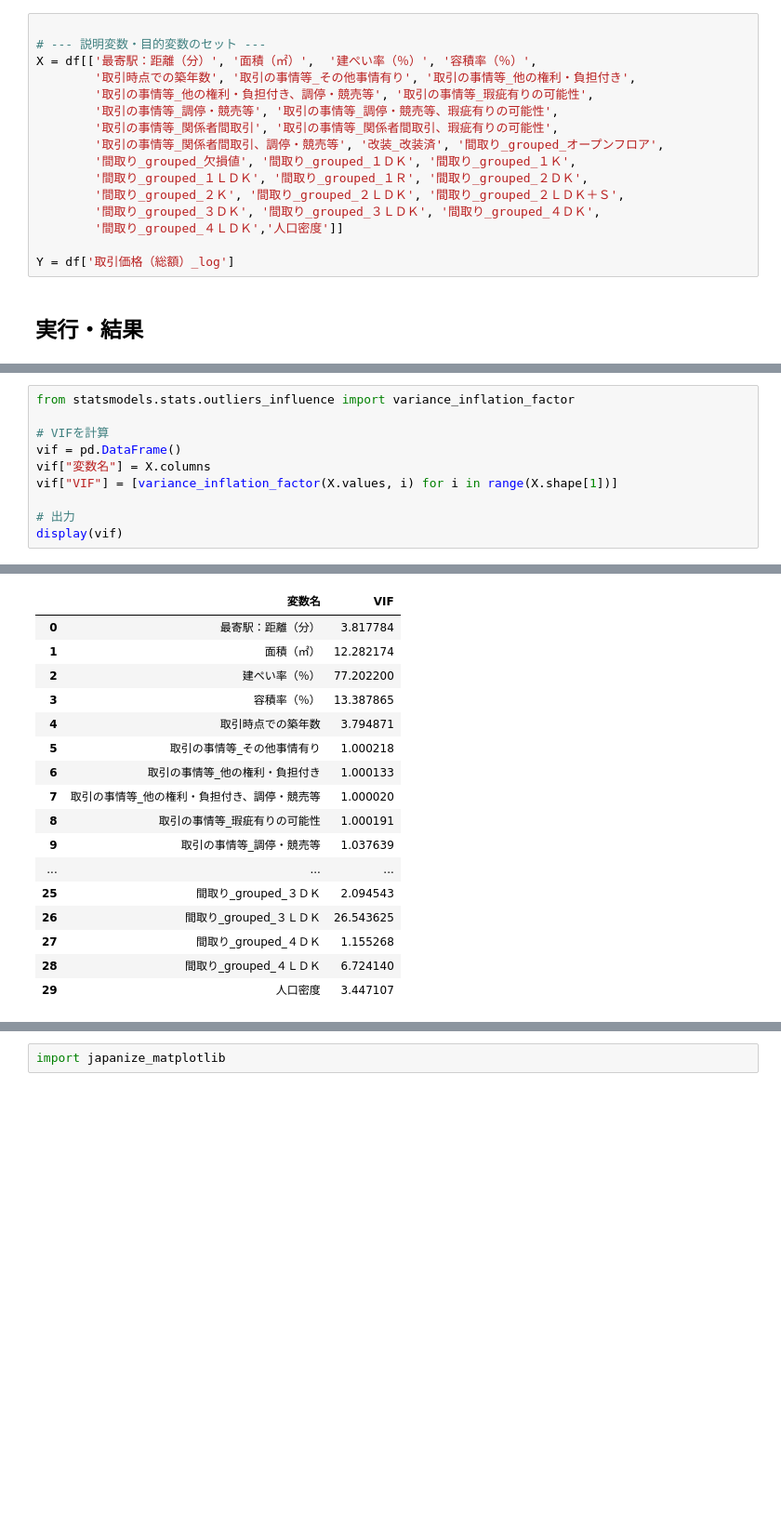
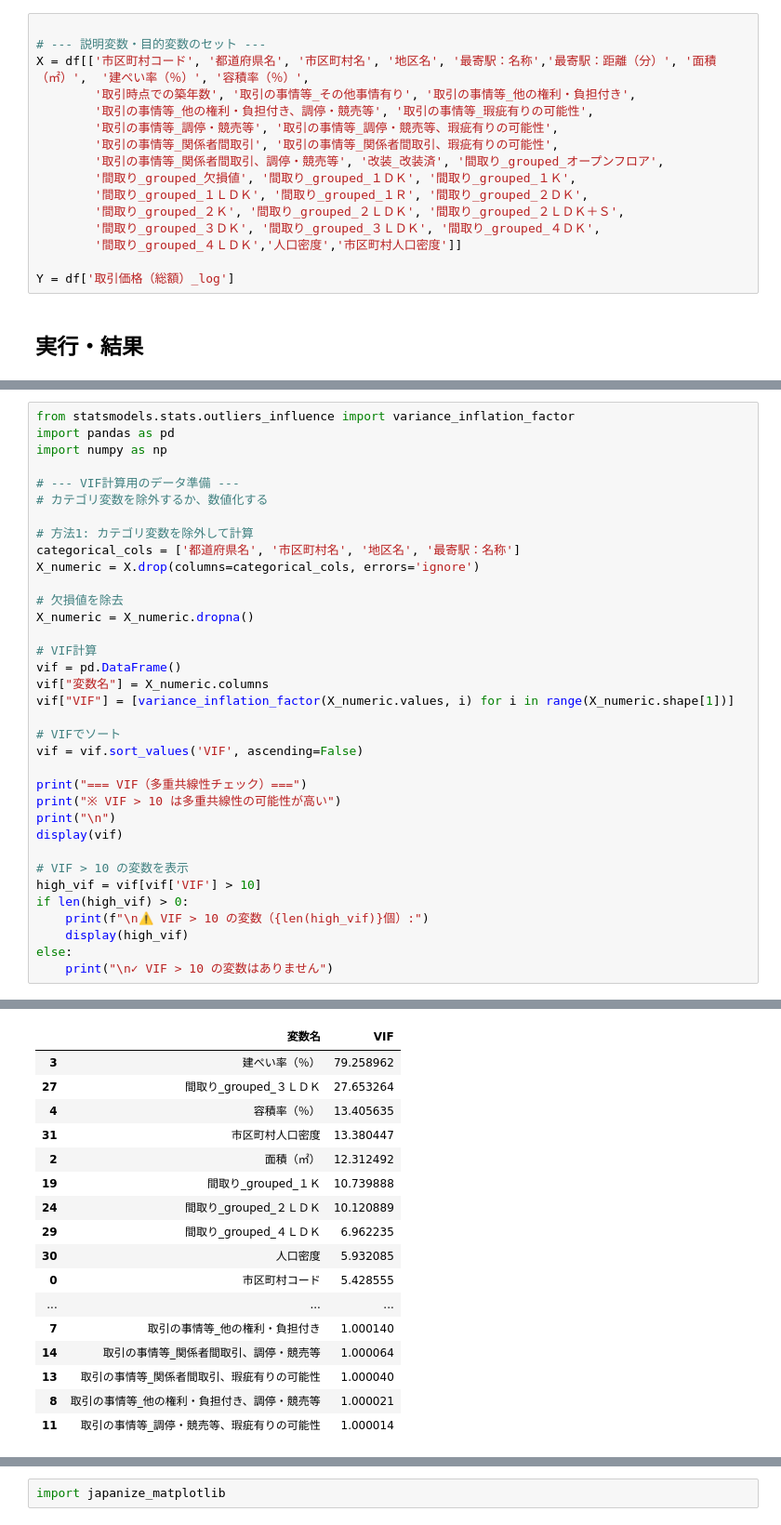
Before and after one commit to sabritzu4279i-ship-it/-, a Jupyter notebook: notebooks/06.ipynb, the cells around one changed output, grey strips where cells are left out. Shown: that part at 93% size. Saved outputs shown, nothing was run; the diff lists cells and outputs as text; blank space fills up the shorter version.

```diff
--- a/notebooks/06.ipynb
+++ b/notebooks/06.ipynb
@@ -49,7 +62,7 @@ from sklearn.metrics import mean_absolute_error, mean_squared_error, r2_score
 # %%
 
 # --- 説明変数・目的変数のセット ---
-X = df[['最寄駅：距離（分）', '面積（㎡）',  '建ぺい率（％）', '容積率（％）',
+X = df[['市区町村コード', '都道府県名', '市区町村名', '地区名', '最寄駅：名称','最寄駅：距離（分）', '面積（㎡）',  '建ぺい率（％）', '容積率（％）',
         '取引時点での築年数', '取引の事情等_その他事情有り', '取引の事情等_他の権利・負担付き',
         '取引の事情等_他の権利・負担付き、調停・競売等', '取引の事情等_瑕疵有りの可能性',
         '取引の事情等_調停・競売等', '取引の事情等_調停・競売等、瑕疵有りの可能性',
@@ -59,7 +72,7 @@ X = df[['最寄駅：距離（分）', '面積（㎡）',  '建ぺい率（％
         '間取り_grouped_１ＬＤＫ', '間取り_grouped_１Ｒ', '間取り_grouped_２ＤＫ',
         '間取り_grouped_２Ｋ', '間取り_grouped_２ＬＤＫ', '間取り_grouped_２ＬＤＫ＋Ｓ',
         '間取り_grouped_３ＤＫ', '間取り_grouped_３ＬＤＫ', '間取り_grouped_４ＤＫ',
-        '間取り_grouped_４ＬＤＫ','人口密度']]
+        '間取り_grouped_４ＬＤＫ','人口密度','市区町村人口密度']]
 
 Y = df['取引価格（総額）_log']
 # %% [markdown]
@@ -116,11 +189,36 @@ RMSE: 0.1763
 # %%
 from statsmodels.stats.outliers_influence import variance_inflation_factor
+import pandas as pd
+import numpy as np
 
-# VIFを計算
+# --- VIF計算用のデータ準備 ---
+# カテゴリ変数を除外するか、数値化する
+
+# 方法1: カテゴリ変数を除外して計算
+categorical_cols = ['都道府県名', '市区町村名', '地区名', '最寄駅：名称']
+X_numeric = X.drop(columns=categorical_cols, errors='ignore')
+
+# 欠損値を除去
+X_numeric = X_numeric.dropna()
+
+# VIF計算
 vif = pd.DataFrame()
-vif["変数名"] = X.columns
-vif["VIF"] = [variance_inflation_factor(X.values, i) for i in range(X.shape[1])]
+vif["変数名"] = X_numeric.columns
+vif["VIF"] = [variance_inflation_factor(X_numeric.values, i) for i in range(X_numeric.shape[1])]
 
-# 出力
+# VIFでソート
+vif = vif.sort_values('VIF', ascending=False)
+
+print("=== VIF（多重共線性チェック）===")
+print("※ VIF > 10 は多重共線性の可能性が高い")
+print("\n")
 display(vif)
+
+# VIF > 10 の変数を表示
+high_vif = vif[vif['VIF'] > 10]
+if len(high_vif) > 0:
+    print(f"\n⚠️ VIF > 10 の変数（{len(high_vif)}個）:")
+    display(high_vif)
+else:
+    print("\n✓ VIF > 10 の変数はありません")
 # %% [output]
@@ -127,17 +227,17 @@ display(vif)
 |  | 変数名 | VIF |
-| 0 | 最寄駅：距離（分） | 3.817784 |
-| 1 | 面積（㎡） | 12.282174 |
-| 2 | 建ぺい率（％） | 77.202200 |
-| 3 | 容積率（％） | 13.387865 |
-| 4 | 取引時点での築年数 | 3.794871 |
-| 5 | 取引の事情等_その他事情有り | 1.000218 |
-| 6 | 取引の事情等_他の権利・負担付き | 1.000133 |
-| 7 | 取引の事情等_他の権利・負担付き、調停・競売等 | 1.000020 |
-| 8 | 取引の事情等_瑕疵有りの可能性 | 1.000191 |
-| 9 | 取引の事情等_調停・競売等 | 1.037639 |
+| 3 | 建ぺい率（％） | 79.258962 |
+| 27 | 間取り_grouped_３ＬＤＫ | 27.653264 |
+| 4 | 容積率（％） | 13.405635 |
+| 31 | 市区町村人口密度 | 13.380447 |
+| 2 | 面積（㎡） | 12.312492 |
+| 19 | 間取り_grouped_１Ｋ | 10.739888 |
+| 24 | 間取り_grouped_２ＬＤＫ | 10.120889 |
+| 29 | 間取り_grouped_４ＬＤＫ | 6.962235 |
+| 30 | 人口密度 | 5.932085 |
+| 0 | 市区町村コード | 5.428555 |
 | ... | ... | ... |
-| 25 | 間取り_grouped_３ＤＫ | 2.094543 |
-| 26 | 間取り_grouped_３ＬＤＫ | 26.543625 |
-| 27 | 間取り_grouped_４ＤＫ | 1.155268 |
-| 28 | 間取り_grouped_４ＬＤＫ | 6.724140 |
-| 29 | 人口密度 | 3.447107 |
+| 7 | 取引の事情等_他の権利・負担付き | 1.000140 |
+| 14 | 取引の事情等_関係者間取引、調停・競売等 | 1.000064 |
+| 13 | 取引の事情等_関係者間取引、瑕疵有りの可能性 | 1.000040 |
+| 8 | 取引の事情等_他の権利・負担付き、調停・競売等 | 1.000021 |
+| 11 | 取引の事情等_調停・競売等、瑕疵有りの可能性 | 1.000014 |
```
Also changed, not shown: parts of 12 cells of this notebook, 2 other files.
